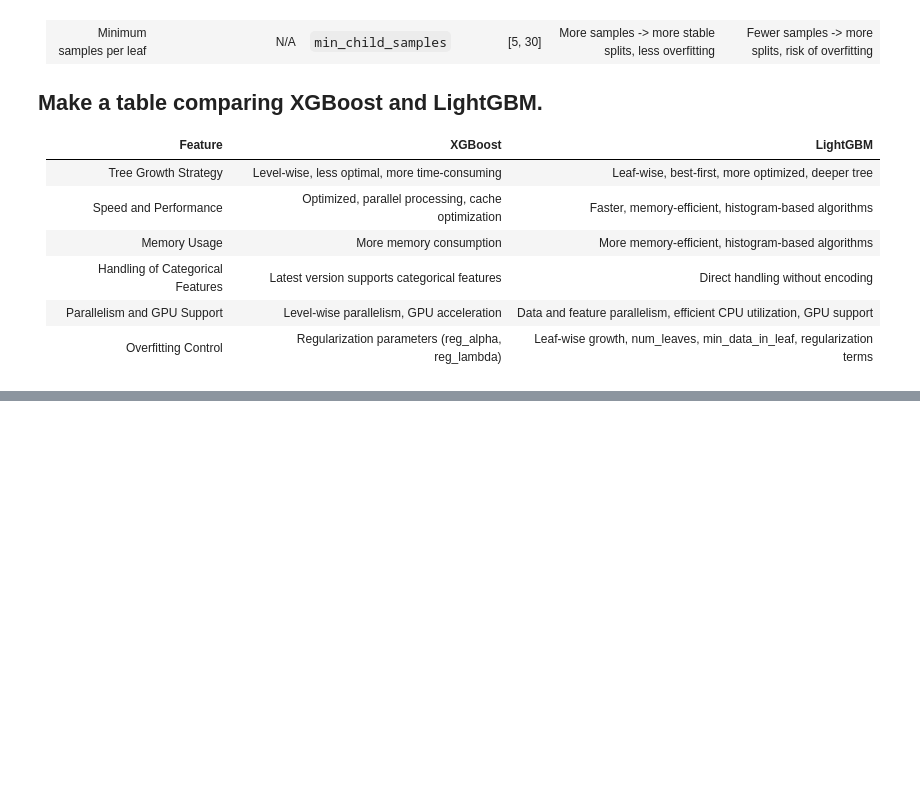
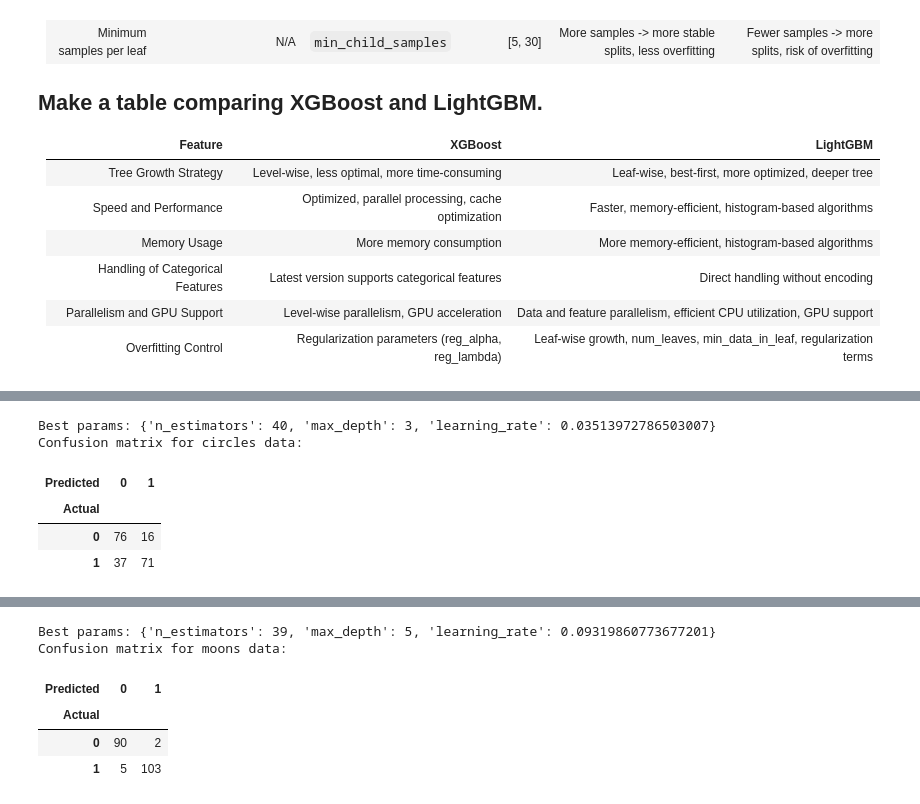
Before and after one commit to sharatsachin/ds, a Jupyter notebook: DS Questions/Decision Trees/trees.ipynb, the cells around one changed output, grey strips where cells are left out. Drawn from its saved outputs; the diff is of its cells as text; code cells hidden in the pictures; blank space fills up the shorter version.

```diff
--- a/DS Questions/Decision Trees/trees.ipynb
+++ b/DS Questions/Decision Trees/trees.ipynb
@@ -232,0 +275,44 @@ Disadvantages:
+# %%
+def tune_and_plot_lightgbm(func, which):
+    X, Y = func(n_samples=1000, noise=0.2, random_state=0)
+    X_train, X_test, Y_train, Y_test = train_test_split(
+        X, Y, test_size=0.2, random_state=0
+    )
+    X_train, X_val, Y_train, Y_val = train_test_split(
+        X_train, Y_train, test_size=0.2, random_state=0
+    )
+
+    def objective(trial):
+        params = {
+            "n_estimators": trial.suggest_int("n_estimators", 10, 50),
+            "max_depth": trial.suggest_int("max_depth", 2, 6),
+            "learning_rate": trial.suggest_float("learning_rate", 1e-3, 0.1, log=True),
+        }
+        model = lgb.LGBMClassifier(**params, verbose=-1)
+        model.fit(
+            X_train,
+            Y_train,
+            eval_set=[(X_val, Y_val)],
+            callbacks=[lgb.early_stopping(10, first_metric_only=True, verbose=False)],
+        )
+        return model.score(X_test, Y_test)
+
+    study = optuna.create_study(direction="maximize")
+    study.optimize(objective, n_trials=20)
+
+    print("Best params:", dict(**study.best_params))
+
+    best_model = lgb.LGBMClassifier(**study.best_params)
+    best_model.fit(
+        X_train,
+        Y_train,
+        eval_set=[(X_val, Y_val)],
+        callbacks=[lgb.early_stopping(10, first_metric_only=True, verbose=False)],
+    )
+    Y_pred = best_model.predict(X_test)
+    return confusion_matrix(Y_test, Y_pred, which)
+
+
+lgbc = tune_and_plot_lightgbm(make_circles, "circles")
+lgbm = tune_and_plot_lightgbm(make_moons, "moons")
+# %% [output]
@@ -232,0 +336,6 @@ Disadvantages:
+Best params: {'n_estimators': 40, 'max_depth': 3, 'learning_rate': 0.03513972786503007}
+Confusion matrix for circles data:
+| Predicted | 0 | 1 |
+| Actual |  |  |
+| 0 | 76 | 16 |
+| 1 | 37 | 71 |
@@ -232,0 +359,6 @@ Disadvantages:
+Best params: {'n_estimators': 39, 'max_depth': 5, 'learning_rate': 0.09319860773677201}
+Confusion matrix for moons data:
+| Predicted | 0 | 1 |
+| Actual |  |  |
+| 0 | 90 | 2 |
+| 1 | 5 | 103 |
```
Also changed, not shown: parts of 7 cells of this notebook, 2 other files.
